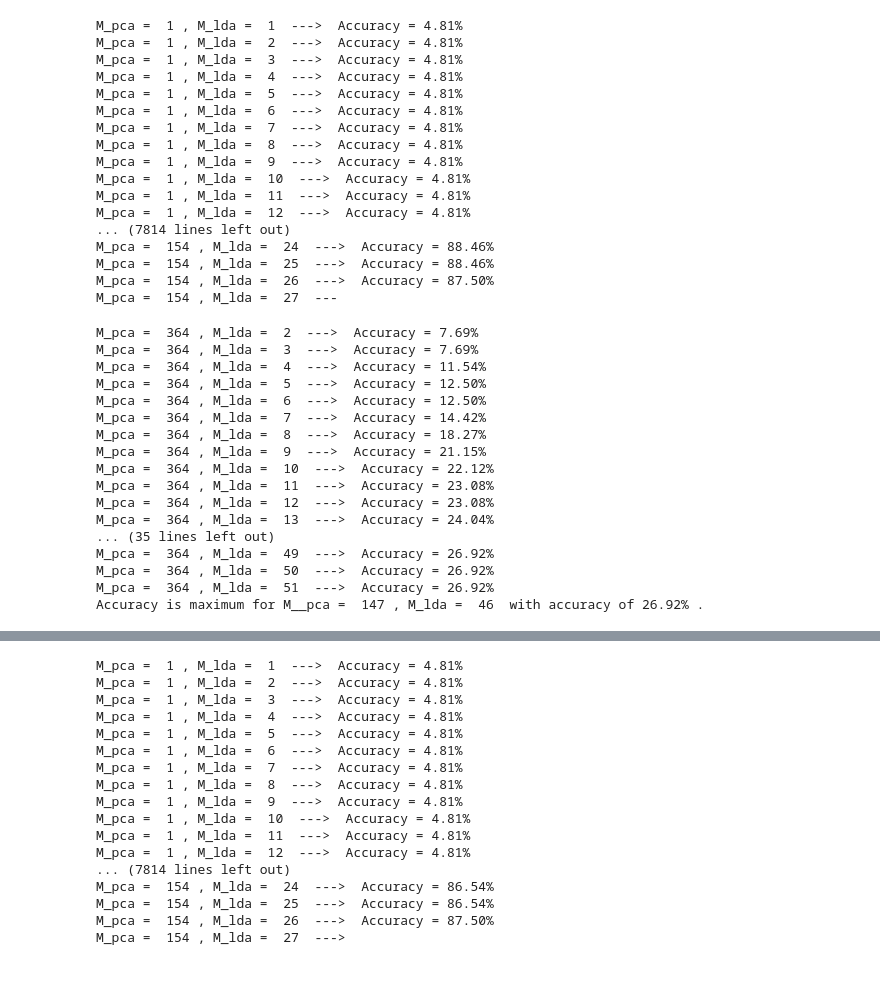
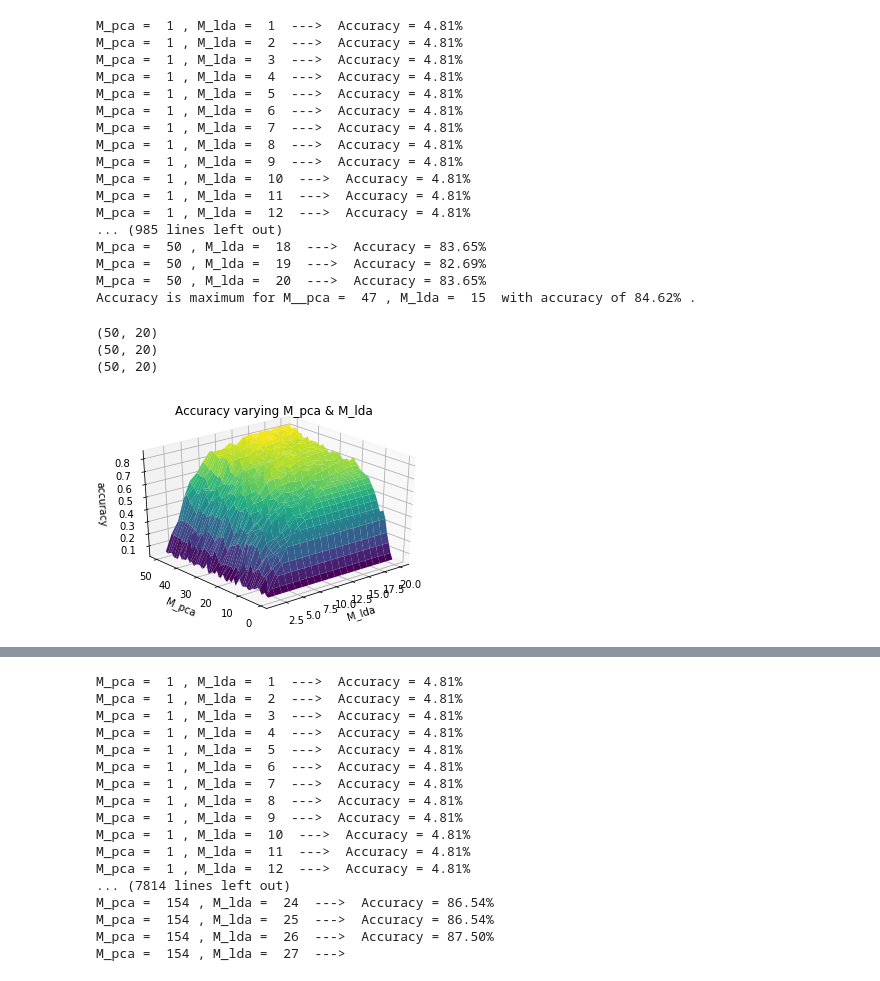
Before and after one commit to RajanPatel97/PCA-and-PCA-LDA-Ensemble-for-Face-Recognition, a Jupyter notebook: Q3 P1.ipynb, the cells around one changed output, grey strips where cells are left out. Saved outputs shown, nothing was run; the diff lists cells and outputs as text; code cells hidden in the pictures.

```diff
--- a/Q3 P1.ipynb
+++ b/Q3 P1.ipynb
@@ -158,6 +158,10 @@ D, N = X_train.shape
 M_pca = 1
 M_lda = 1
 
+acc_array = np.empty((50, 20))
+M_pca_array = np.arange(1, 50+1)
+M_lda_array = np.arange(1, 20+1)
+
 
 standard = False
 
@@ -165,9 +169,9 @@ M__pca_ideal = None
 M__lda_ideal = None
 acc_max = 0
 
-while M_pca <= (N-_card):
+while M_pca <= 50: #(N-_card):
     M_lda = 1
-    while M_lda <= (_card-1):
+    while M_lda <= 20: #(_card-1):
 
         pca = PCA(n_comps=M_pca, standard=standard)
         W_train = pca.fit(X_train)
@@ -185,6 +189,8 @@ while M_pca <= (N-_card):
 
         acc = nn.score(W_test_2, y_test.T.ravel())
 
+        acc_array[M_pca-1, M_lda-1] = acc
+
         print('M_pca = ', M_pca, ', M_lda = ', M_lda,' --->  Accuracy = %.2f%%' % (acc * 100))
 
         if (acc > acc_max):
@@ -212,25 +218,35 @@ M_pca =  1 , M_lda =  9  --->  Accuracy = 4.81%
 M_pca =  1 , M_lda =  10  --->  Accuracy = 4.81%
 M_pca =  1 , M_lda =  11  --->  Accuracy = 4.81%
 M_pca =  1 , M_lda =  12  --->  Accuracy = 4.81%
-... (7814 lines left out)
-M_pca =  154 , M_lda =  24  --->  Accuracy = 88.46%
-M_pca =  154 , M_lda =  25  --->  Accuracy = 88.46%
-M_pca =  154 , M_lda =  26  --->  Accuracy = 87.50%
-M_pca =  154 , M_lda =  27  ---
+... (985 lines left out)
+M_pca =  50 , M_lda =  18  --->  Accuracy = 83.65%
+M_pca =  50 , M_lda =  19  --->  Accuracy = 82.69%
+M_pca =  50 , M_lda =  20  --->  Accuracy = 83.65%
+Accuracy is maximum for M__pca =  47 , M_lda =  15  with accuracy of 84.62% .
-M_pca =  364 , M_lda =  2  --->  Accuracy = 7.69%
-M_pca =  364 , M_lda =  3  --->  Accuracy = 7.69%
-M_pca =  364 , M_lda =  4  --->  Accuracy = 11.54%
-M_pca =  364 , M_lda =  5  --->  Accuracy = 12.50%
-M_pca =  364 , M_lda =  6  --->  Accuracy = 12.50%
-M_pca =  364 , M_lda =  7  --->  Accuracy = 14.42%
-M_pca =  364 , M_lda =  8  --->  Accuracy = 18.27%
-M_pca =  364 , M_lda =  9  --->  Accuracy = 21.15%
-M_pca =  364 , M_lda =  10  --->  Accuracy = 22.12%
-M_pca =  364 , M_lda =  11  --->  Accuracy = 23.08%
-M_pca =  364 , M_lda =  12  --->  Accuracy = 23.08%
-M_pca =  364 , M_lda =  13  --->  Accuracy = 24.04%
-... (35 lines left out)
-M_pca =  364 , M_lda =  49  --->  Accuracy = 26.92%
-M_pca =  364 , M_lda =  50  --->  Accuracy = 26.92%
-M_pca =  364 , M_lda =  51  --->  Accuracy = 26.92%
-Accuracy is maximum for M__pca =  147 , M_lda =  46  with accuracy of 26.92% .
+# %%
+from mpl_toolkits import mplot3d
+
+x = np.linspace(1, 20, 20)
+y = np.linspace(1, 50, 50)
+
+X, Y = np.meshgrid(x, y)
+
+print(acc_array.shape)
+print(X.shape)
+print(Y.shape)
+
+fig = plt.figure()
+ax = plt.axes(projection='3d')
+ax.plot_surface(X, Y, acc_array, rstride=1, cstride=1,
+                cmap='viridis', edgecolor='none')
+ax.set_title('Accuracy varying M_pca & M_lda');
+ax.set_xlabel('M_lda')
+ax.set_ylabel('M_pca')
+ax.set_zlabel('accuracy');
+
+ax.view_init(30, 230)
+# %% [output]
+(50, 20)
+(50, 20)
+(50, 20)
+[figure, added]
```
Also changed, not shown: parts of 8 cells of this notebook.
